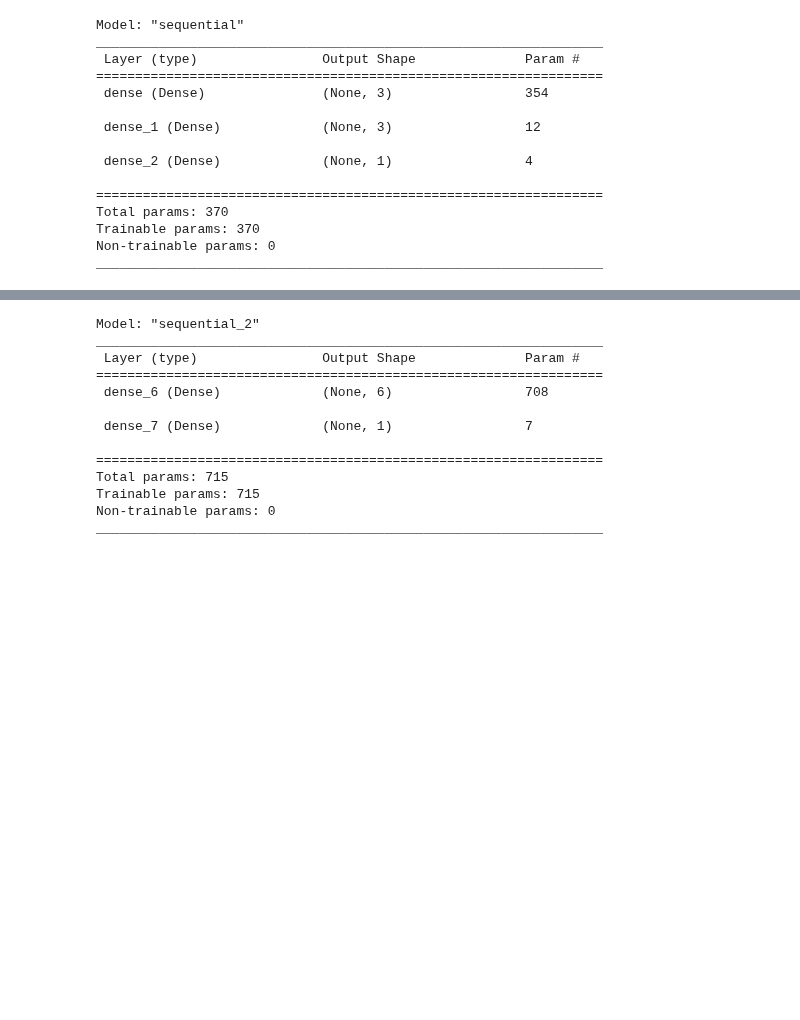
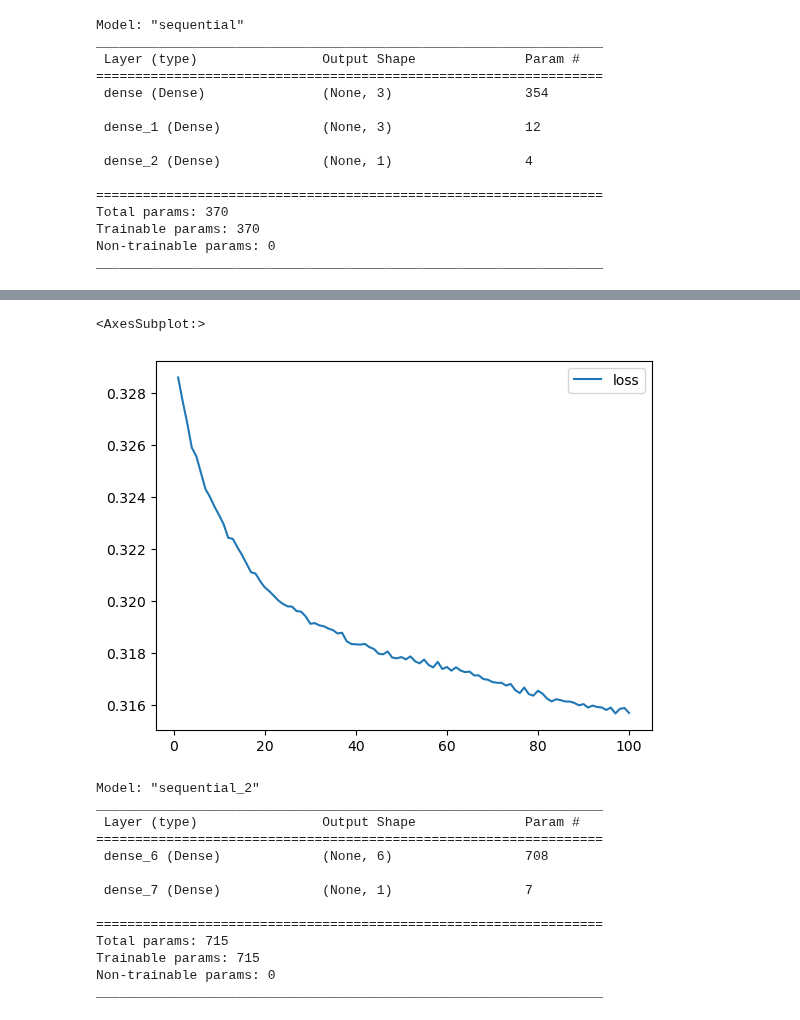
Before and after one commit to Jelsik/DataVisFinalProject-Pentagon, a Jupyter notebook: DeepLearning/Final Modification/Final_Model_Tests.ipynb, the cells around one changed output, grey strips where cells are left out. Cells and saved outputs as stored; diff of their text form; code cells hidden in the pictures; blank space fills up the shorter version.

```diff
--- a/DeepLearning/Final Modification/Final_Model_Tests.ipynb
+++ b/DeepLearning/Final Modification/Final_Model_Tests.ipynb
@@ -320,3 +347,9 @@ Loss: 0.329251229763031, Accuracy: 0.8704902529716492
+# %%
+#graph loss
+loss_df.plot(y="loss")
+# %% [output]
+<AxesSubplot:>
+[figure, added]
 # %%
 #small model
 #big model time
```
Also changed, not shown: parts of 8 cells of this notebook, 10 other files.
